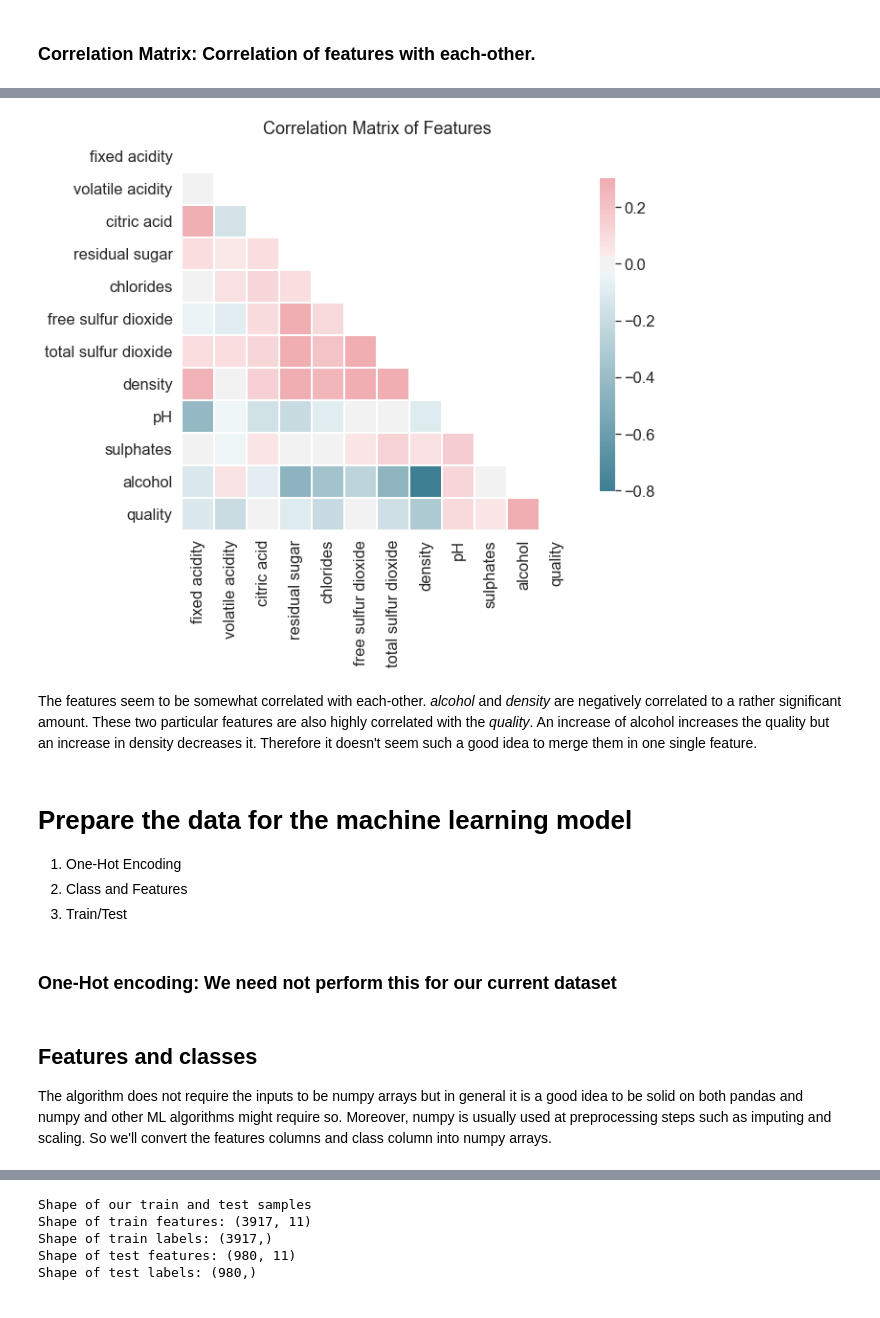
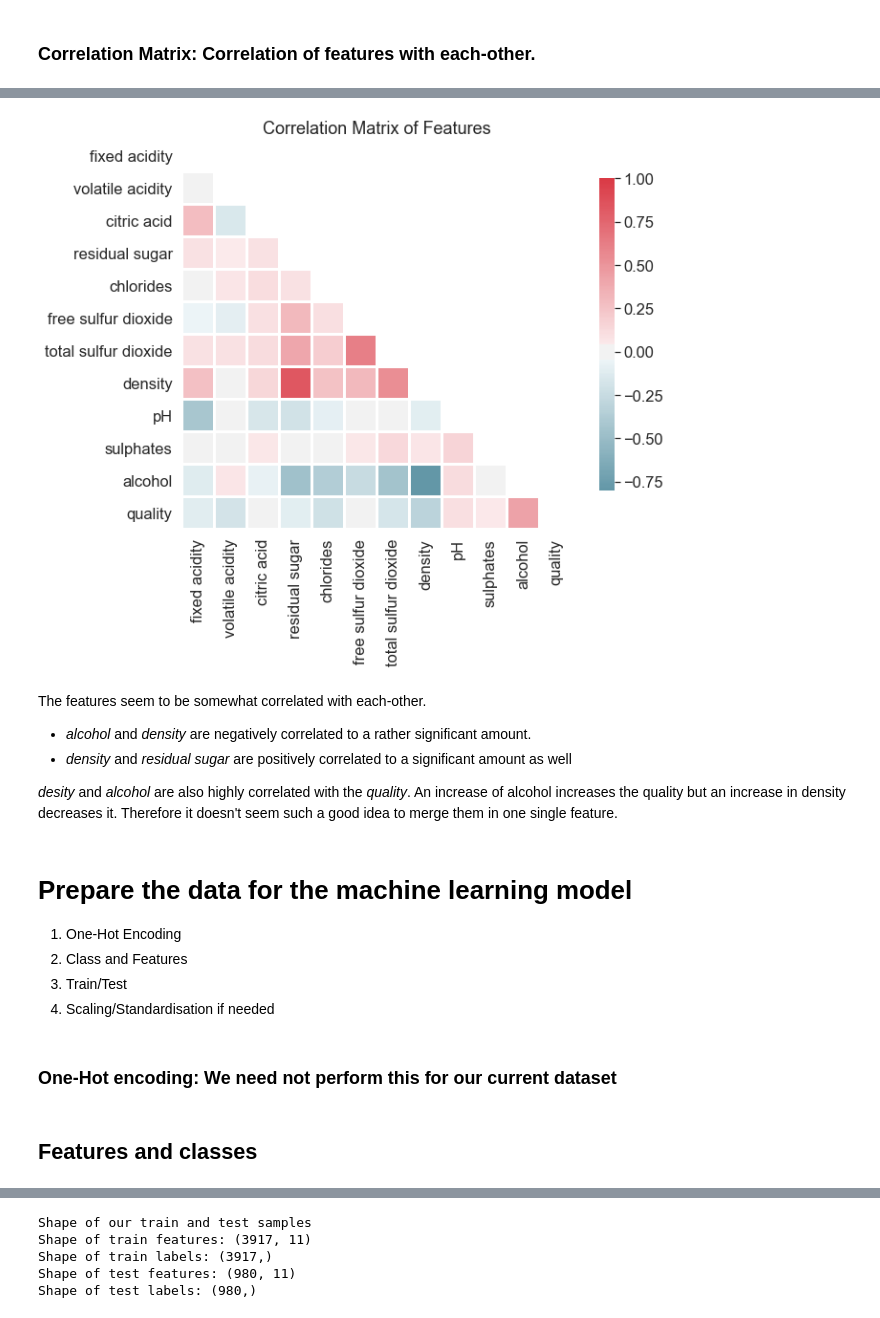
Before and after one commit to rlleshi/MachineLearning, a Jupyter notebook: Wine Quality Predictor/Wine Quality Predictor.ipynb, the cells around one changed output, grey strips where cells are left out. Cells and saved outputs as stored; diff of their text form; code cells hidden in the pictures.

```diff
--- a/Wine Quality Predictor/Wine Quality Predictor.ipynb
+++ b/Wine Quality Predictor/Wine Quality Predictor.ipynb
@@ -301,43 +329,46 @@ So, taking the correlation into acount we can see that *alcohol* is the most imp
 # %%
 sns.set(style='white', font_scale=1.5)
 
 # Compute the correlation matrix
 # The correlation matrix is an array where the main diagonal separetes two identical triangles
 corrMatrix = features.corr()
 
 # Create a mask for the upper triangle so that we can ignore it later when building the heatmap
 # When we pass this mask to the heatmap function it will generate no data for the upper triangle
 mask = np.zeros_like(corrMatrix, dtype=np.bool)
 # Get the indices of the upper-triangle of arr: triu_indices_from
 mask[np.triu_indices_from(mask)] = True
 
 # Generate a custom diverging colormap
 # Colormap for the different values of the correlation matrix
 cmap = sns.diverging_palette(220, 10, as_cmap=True)
 
 plt.figure(figsize=(9, 7))
 plt.title("Correlation Matrix of Features")
 
 # Draw the heatmap
-sns.heatmap(corrMatrix, square=True, mask=mask, cmap=cmap, vmax=.3, center=0, linewidths=1.0,
-          cbar_kws={"shrink": 0.8})
+sns.heatmap(corrMatrix, square=True, mask=mask, cmap=cmap, center=0, linewidths=2.0, cbar_kws={"shrink": 0.8})
 
 plt.show()
 # %% [output]
-[figure, old version]
+[figure, new version]
 # %% [markdown]
-The features seem to be somewhat correlated with each-other. *alcohol* and *density* are negatively correlated to a rather significant amount. These two particular features are also highly correlated with the *quality*. An increase of alcohol increases the quality but an increase in density decreases it. Therefore it doesn't seem such a good idea to merge them in one single feature.
+The features seem to be somewhat correlated with each-other.
+- *alcohol* and *density* are negatively correlated to a rather significant amount.
+- *density* and *residual sugar* are positively correlated to a significant amount as well
+
+*desity* and *alcohol* are also highly correlated with the *quality*. An increase of alcohol increases the quality but an increase in density decreases it. Therefore it doesn't seem such a good idea to merge them in one single feature.
 # %% [markdown]
 # Prepare the data for the machine learning model
 
 1. One-Hot Encoding
 2. Class and Features
 3. Train/Test
+4. Scaling/Standardisation if needed
 # %% [markdown]
 ### One-Hot encoding: We need not perform this for our current dataset
-# %% [markdown]
-## Features and classes
-The algorithm does not require the inputs to be numpy arrays but in general it is a good idea to be solid on both pandas and numpy and other ML algorithms might require so. Moreover, numpy is usually used at preprocessing steps such as imputing and scaling. So we'll convert the features columns and class column into numpy arrays.
+# %% [markdown]
+## Features and classes
 # %%
 # The predicted classes
 labels = np.array(features['quality'])
```
Also changed, not shown: parts of 38 cells of this notebook, 3 other files.
